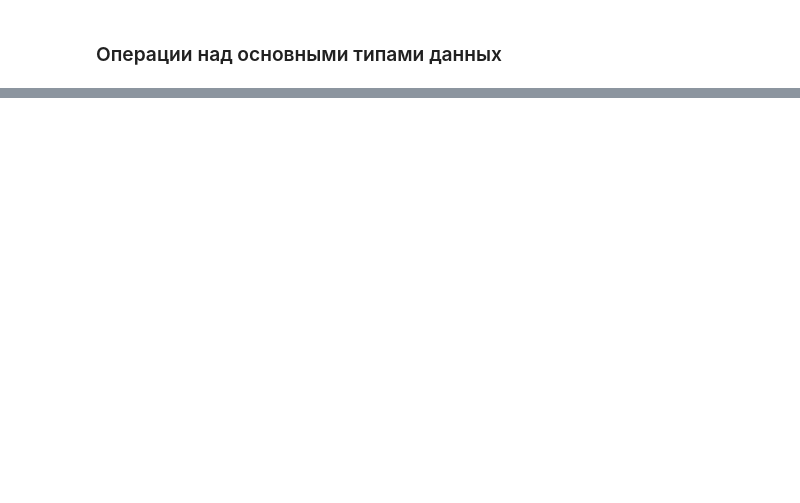
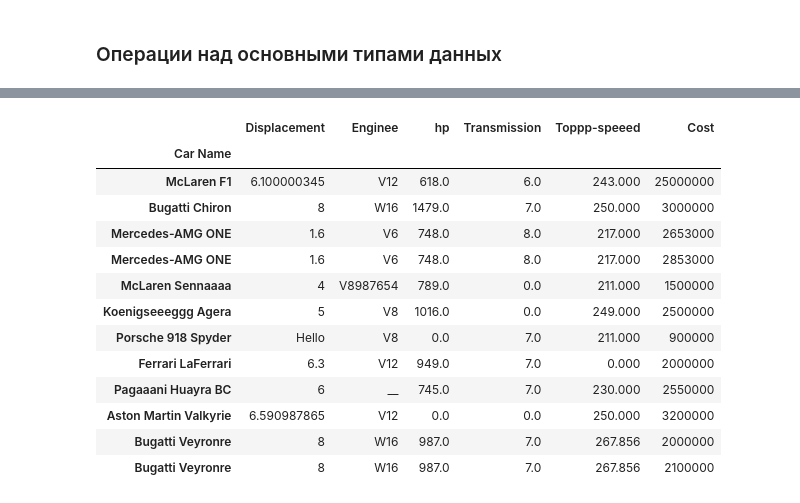
Before and after one commit to Dankrou/Automated_Data_Processing_and_Control_Systems, a Jupyter notebook: Lectures/1_Introduction_to_data_science.ipynb, the cells around one changed output, grey strips where cells are left out. Cells and saved outputs as stored; diff of their text form; code cells hidden in the pictures; blank space fills up the shorter version.

```diff
--- a/Lectures/1_Introduction_to_data_science.ipynb
+++ b/Lectures/1_Introduction_to_data_science.ipynb
@@ -116,0 +595,23 @@ True
+# %%
+# Заполнить пустые значения нулями
+df = pd.read_csv(
+    '../CSV/Hyper_Cars_2019.csv',
+    index_col = 0 # Номер столбца который будет индексом
+).fillna(0)
+
+df.head(None) # Отображение всех записей
+# %% [output]
+|  | Displacement | Enginee | hp | Transmission | Toppp-speeed | Cost |
+| Car Name |  |  |  |  |  |  |
+| McLaren F1 | 6.100000345 | V12 | 618.0 | 6.0 | 243.000 | 25000000 |
+| Bugatti Chiron | 8 | W16 | 1479.0 | 7.0 | 250.000 | 3000000 |
+| Mercedes-AMG ONE | 1.6 | V6 | 748.0 | 8.0 | 217.000 | 2653000 |
+| Mercedes-AMG ONE | 1.6 | V6 | 748.0 | 8.0 | 217.000 | 2853000 |
+| McLaren Sennaaaa | 4 | V8987654 | 789.0 | 0.0 | 211.000 | 1500000 |
+| Koenigseeeggg Agera | 5 | V8 | 1016.0 | 0.0 | 249.000 | 2500000 |
+| Porsche 918 Spyder | Hello | V8 | 0.0 | 7.0 | 211.000 | 900000 |
+| Ferrari LaFerrari | 6.3 | V12 | 949.0 | 7.0 | 0.000 | 2000000 |
+| Pagaaani Huayra BC | 6 | __ | 745.0 | 7.0 | 230.000 | 2550000 |
+| Aston Martin Valkyrie | 6.590987865 | V12 | 0.0 | 0.0 | 250.000 | 3200000 |
+| Bugatti Veyronre | 8 | W16 | 987.0 | 7.0 | 267.856 | 2000000 |
+| Bugatti Veyronre | 8 | W16 | 987.0 | 7.0 | 267.856 | 2100000 |
```
Also changed, not shown: parts of 44 cells of this notebook, 1 other file.
